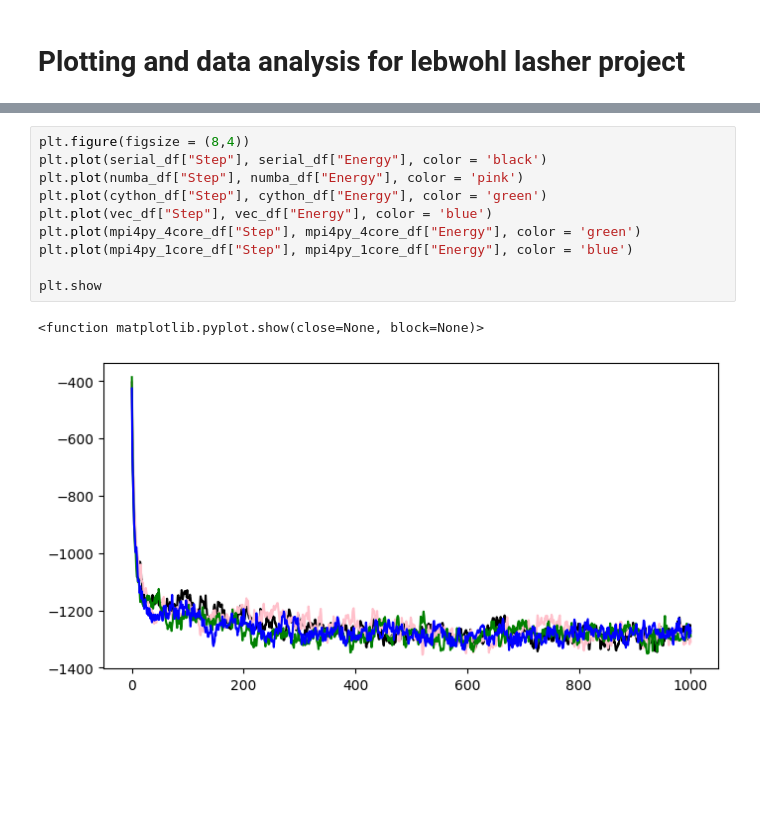
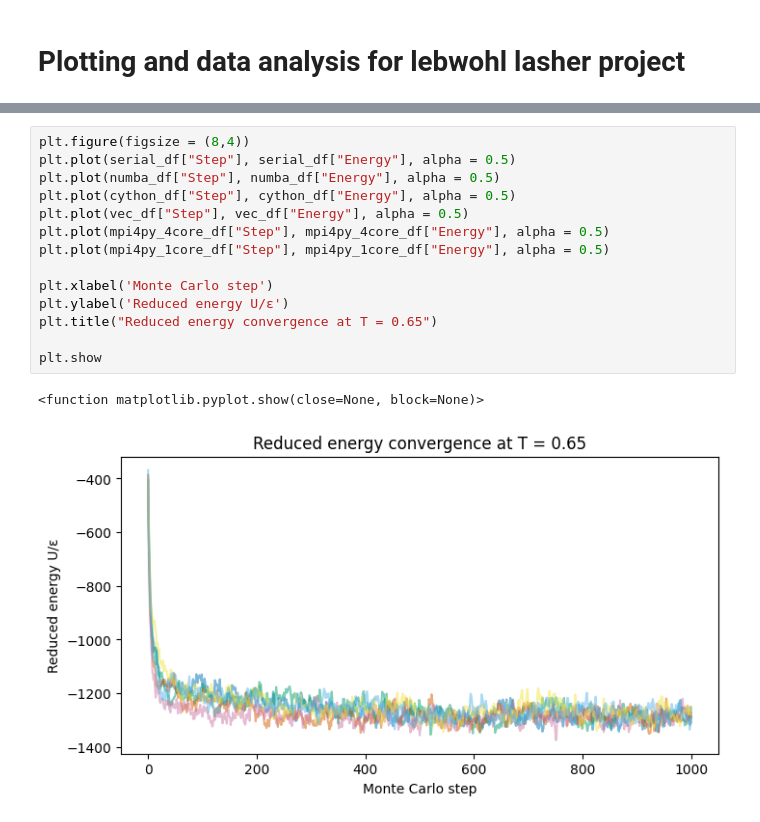
Before and after one commit to hamruu/LiquidCrystalSpeedup, a Jupyter notebook: leblash_analysis.ipynb, the cells around one changed output, grey strips where cells are left out. Saved outputs shown, nothing was run; the diff lists cells and outputs as text; blank space fills up the shorter version.

```diff
--- a/leblash_analysis.ipynb
+++ b/leblash_analysis.ipynb
@@ -47,13 +51,17 @@ plt.show
 # %%
 plt.figure(figsize = (8,4))
-plt.plot(serial_df["Step"], serial_df["Energy"], color = 'black')
-plt.plot(numba_df["Step"], numba_df["Energy"], color = 'pink')
-plt.plot(cython_df["Step"], cython_df["Energy"], color = 'green')
-plt.plot(vec_df["Step"], vec_df["Energy"], color = 'blue')
-plt.plot(mpi4py_4core_df["Step"], mpi4py_4core_df["Energy"], color = 'green')
-plt.plot(mpi4py_1core_df["Step"], mpi4py_1core_df["Energy"], color = 'blue')
+plt.plot(serial_df["Step"], serial_df["Energy"], alpha = 0.5)
+plt.plot(numba_df["Step"], numba_df["Energy"], alpha = 0.5)
+plt.plot(cython_df["Step"], cython_df["Energy"], alpha = 0.5)
+plt.plot(vec_df["Step"], vec_df["Energy"], alpha = 0.5)
+plt.plot(mpi4py_4core_df["Step"], mpi4py_4core_df["Energy"], alpha = 0.5)
+plt.plot(mpi4py_1core_df["Step"], mpi4py_1core_df["Energy"], alpha = 0.5)
+
+plt.xlabel('Monte Carlo step')
+plt.ylabel('Reduced energy U/ε')
+plt.title("Reduced energy convergence at T = 0.65")
 
 plt.show
 # %% [output]
 <function matplotlib.pyplot.show(close=None, block=None)>
-[figure, old version]
+[figure, new version]
```
Also changed, not shown: parts of 8 cells of this notebook, 1 other file.
